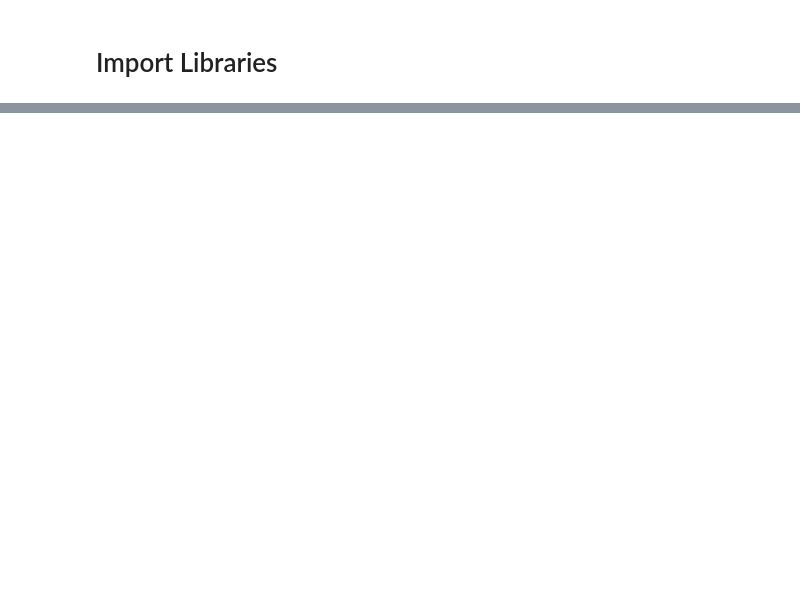
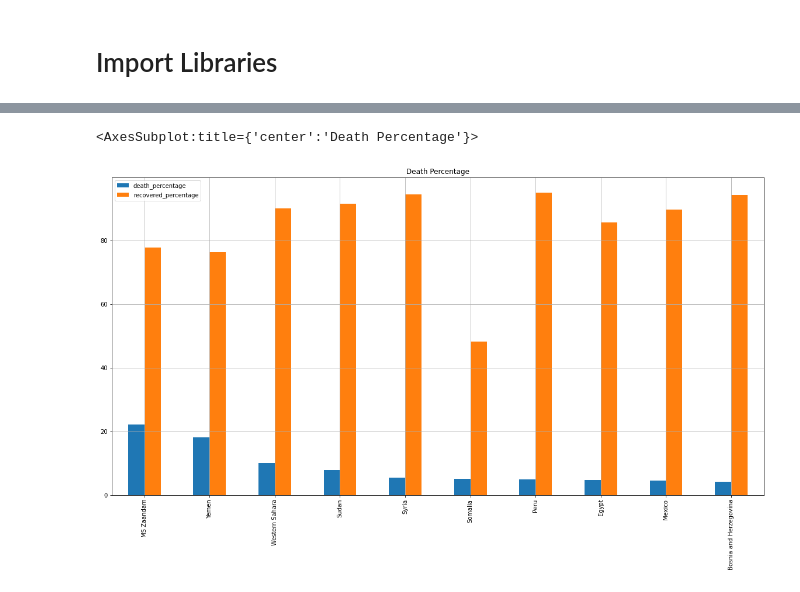
Before and after one commit to vntan/Covid-19-Analysis, a Jupyter notebook: visualization.ipynb, the cells around one changed output, grey strips where cells are left out. Saved outputs shown, nothing was run; the diff lists cells and outputs as text; code cells hidden in the pictures; blank space fills up the shorter version.

```diff
--- a/visualization.ipynb
+++ b/visualization.ipynb
@@ -92,0 +86,23 @@ new_recovered_df.plot(figsize=(20,10), title='New Recovered', grid=True)
+# %%
+country_list = list(df_dict.values())[0]['Country,Other'].to_list()
+country_list.remove('World')
+# %%
+#find the total cases for each country in the world in the latest date (6/3/2023)
+total_cases = []
+total_death = []
+total_recovered = []
+for country in country_list:
+    total_cases.append(df_dict['06-03-2023'].set_index('Country,Other')['TotalCases'][country])
+    total_death.append(df_dict['06-03-2023'].set_index('Country,Other')['TotalDeaths'][country])
+    total_recovered.append(df_dict['06-03-2023'].set_index('Country,Other')['TotalRecovered'][country])
+
+total_cases_df = pd.DataFrame(total_cases, index=country_list, columns=['total_cases'])
+total_death_df = pd.DataFrame(total_death, index=country_list, columns=['total_deaths'])
+total_recovered_df = pd.DataFrame(total_recovered, index=country_list, columns=['total_recovered'])
+
+total_death_df = total_death_df.sort_index()
+total_cases_df = total_cases_df.sort_index()
+total_recovered_df = total_recovered_df.sort_index()
+
+df = pd.concat([total_cases_df, total_death_df, total_recovered_df], axis=1)
+df
@@ -92,0 +123,7 @@ new_recovered_df.plot(figsize=(20,10), title='New Recovered', grid=True)
+# %%
+percent_dict = {}
+for country in country_list:
+    percent_dict[country] = [round(df['total_deaths'][country]/df['total_cases'][country]*100, 2), round(df['total_recovered'][country]/df['total_cases'][country]*100, 2)]
+percent_df = pd.DataFrame(percent_dict, index=['death_percentage', 'recovered_percentage']).T
+pd.options.display.float_format = '{:.2f}'.format
+percent_df
@@ -92,0 +144,12 @@ new_recovered_df.plot(figsize=(20,10), title='New Recovered', grid=True)
+# %%
+#sort the dataframe by the death percentage
+death_percent_df = percent_df.sort_values(by=['death_percentage'], ascending=False)
+recovered_percent_df = percent_df.sort_values(by=['recovered_percentage'], ascending=False)
+death_percent_df = death_percent_df.head(10)
+recovered_percent_df = recovered_percent_df.head(10)
+# %%
+#visualize the data in a bar chart
+death_percent_df.plot(kind='bar', figsize=(20,10), title='Death Percentage', grid=True)
+# %% [output]
+<AxesSubplot:title={'center':'Death Percentage'}>
+[figure, added]
```
Also changed, not shown: parts of 28 cells of this notebook, 6 other files.
